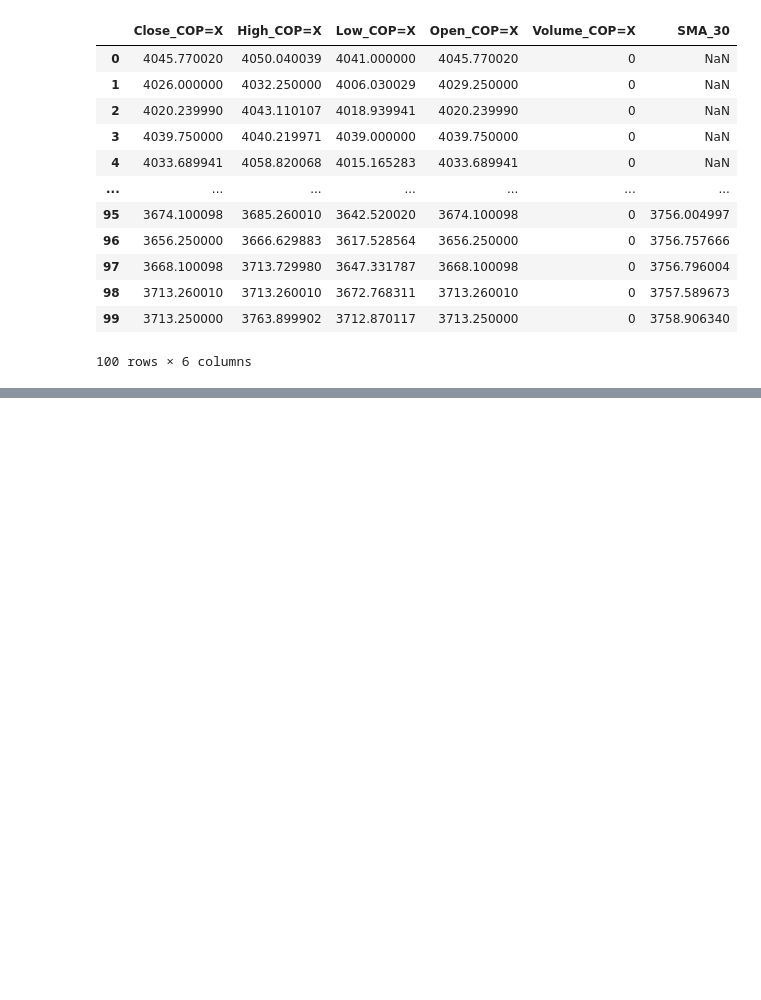
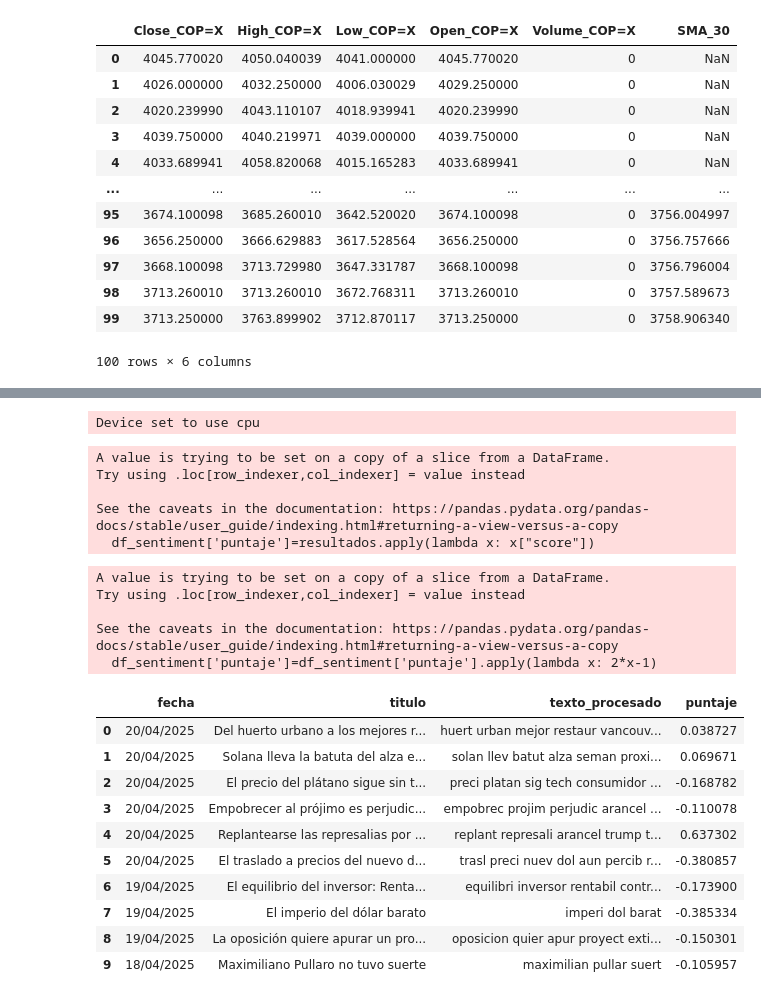
Before and after one commit to santiloc-hub/Proyecto_TRM_Dolar, a Jupyter notebook: Notebooks/02_Entrenamiento_Modelo.ipynb, the cells around one changed output, grey strips where cells are left out. Cells and saved outputs as stored; diff of their text form; code cells hidden in the pictures; blank space fills up the shorter version.

```diff
--- a/Notebooks/02_Entrenamiento_Modelo.ipynb
+++ b/Notebooks/02_Entrenamiento_Modelo.ipynb
@@ -57,0 +120,2 @@ df_hist.head(100)
+# %%
+df_sentiment['texto_procesado'] = df_sentiment['titulo'].apply(preprocess_text)
@@ -57,0 +137,41 @@ df_hist.head(100)
+# %%
+# Implementacion transformers para sentimiento
+from transformers import pipeline
+
+sentiment_pipeline = pipeline("sentiment-analysis", model="nlptown/bert-base-multilingual-uncased-sentiment")
+
+
+# Aplicar análisis de sentimiento y guardar los resultados
+resultados = df_sentiment["texto_procesado"].apply(lambda x: sentiment_pipeline(x)[0])
+# %% [output]
+Device set to use cpu
+# %%
+df_sentiment['puntaje']=resultados.apply(lambda x: x["score"])
+# %% [output]
+A value is trying to be set on a copy of a slice from a DataFrame.
+Try using .loc[row_indexer,col_indexer] = value instead
+
+See the caveats in the documentation: https://pandas.pydata.org/pandas-docs/stable/user_guide/indexing.html#returning-a-view-versus-a-copy
+  df_sentiment['puntaje']=resultados.apply(lambda x: x["score"])
+# %%
+df_sentiment['puntaje']=df_sentiment['puntaje'].apply(lambda x: 2*x-1)
+# %% [output]
+A value is trying to be set on a copy of a slice from a DataFrame.
+Try using .loc[row_indexer,col_indexer] = value instead
+
+See the caveats in the documentation: https://pandas.pydata.org/pandas-docs/stable/user_guide/indexing.html#returning-a-view-versus-a-copy
+  df_sentiment['puntaje']=df_sentiment['puntaje'].apply(lambda x: 2*x-1)
+# %%
+df_sentiment.head(10)
+# %% [output]
+|  | fecha | titulo | texto_procesado | puntaje |
+| 0 | 20/04/2025 | Del huerto urbano a los mejores r... | huert urban mejor restaur vancouv... | 0.038727 |
+| 1 | 20/04/2025 | Solana lleva la batuta del alza e... | solan llev batut alza seman proxi... | 0.069671 |
+| 2 | 20/04/2025 | El precio del plátano sigue sin t... | preci platan sig tech consumidor ... | -0.168782 |
+| 3 | 20/04/2025 | Empobrecer al prójimo es perjudic... | empobrec projim perjudic arancel ... | -0.110078 |
+| 4 | 20/04/2025 | Replantearse las represalias por ... | replant represali arancel trump t... | 0.637302 |
+| 5 | 20/04/2025 | El traslado a precios del nuevo d... | trasl preci nuev dol aun percib r... | -0.380857 |
+| 6 | 19/04/2025 | El equilibrio del inversor: Renta... | equilibri inversor rentabil contr... | -0.173900 |
+| 7 | 19/04/2025 | El imperio del dólar barato | imperi dol barat | -0.385334 |
+| 8 | 19/04/2025 | La oposición quiere apurar un pro... | oposicion quier apur proyect exti... | -0.150301 |
+| 9 | 18/04/2025 | Maximiliano Pullaro no tuvo suerte | maximilian pullar suert | -0.105957 |
```
Also changed, not shown: parts of 12 cells of this notebook.
